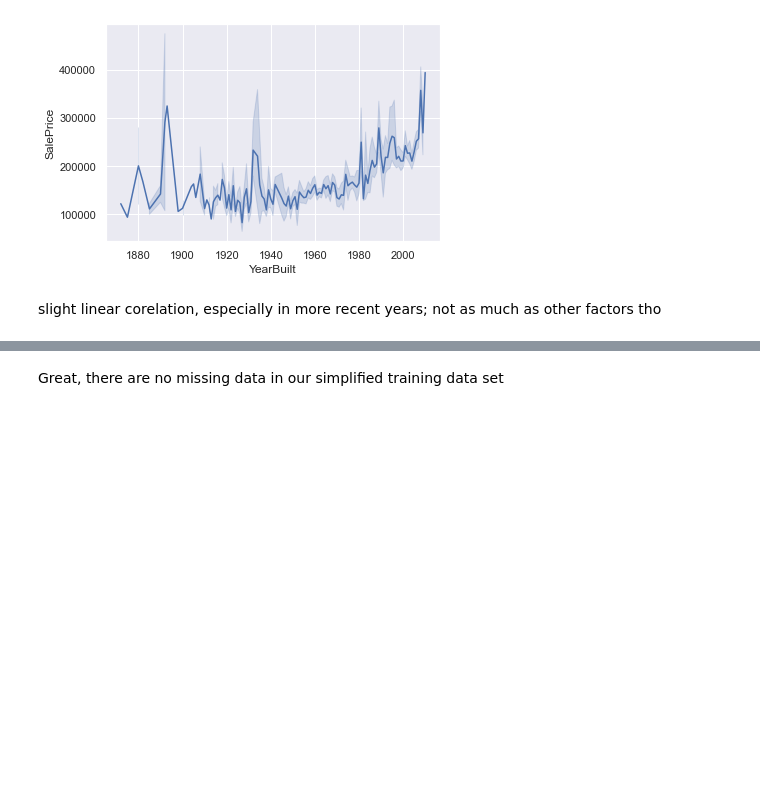
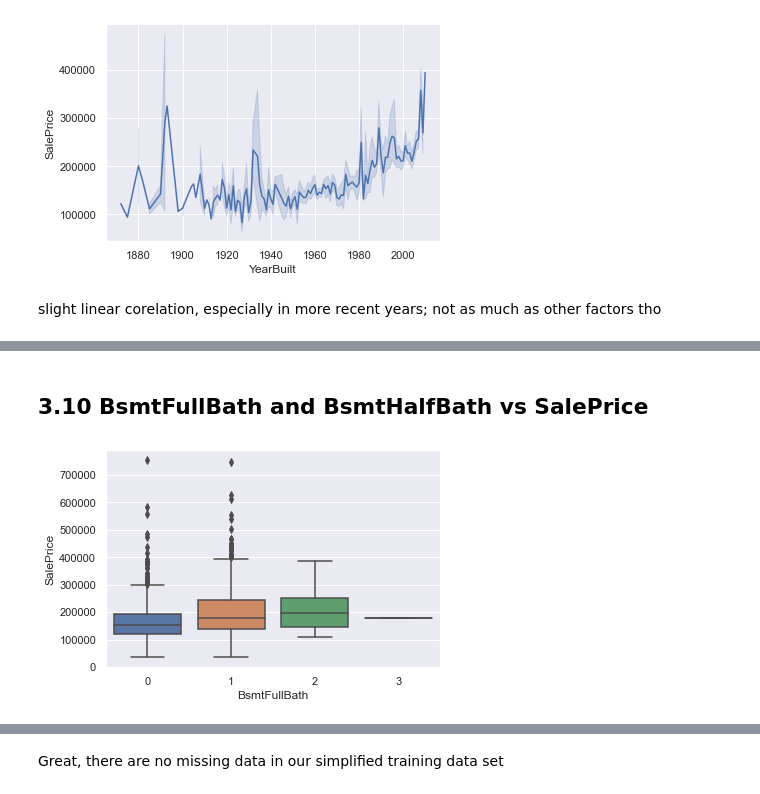
Before and after one commit to abh1n4v/HousePricePrediction, a Jupyter notebook: House_code.ipynb, the cells around one changed output, grey strips where cells are left out. Cells and saved outputs as stored; diff of their text form; code cells hidden in the pictures; blank space fills up the shorter version.

```diff
--- a/House_code.ipynb
+++ b/House_code.ipynb
@@ -277,0 +321,7 @@ slight linear corelation, especially in more recent years; not as much as other
+# %% [markdown]
+## 3.10 BsmtFullBath and BsmtHalfBath vs SalePrice ##
+# %%
+sns.boxplot(train['BsmtFullBath'], train['SalePrice'])
+plt.show()
+# %% [output]
+[figure, added]
```
Also changed, not shown: parts of 27 cells of this notebook, 1 other file.
